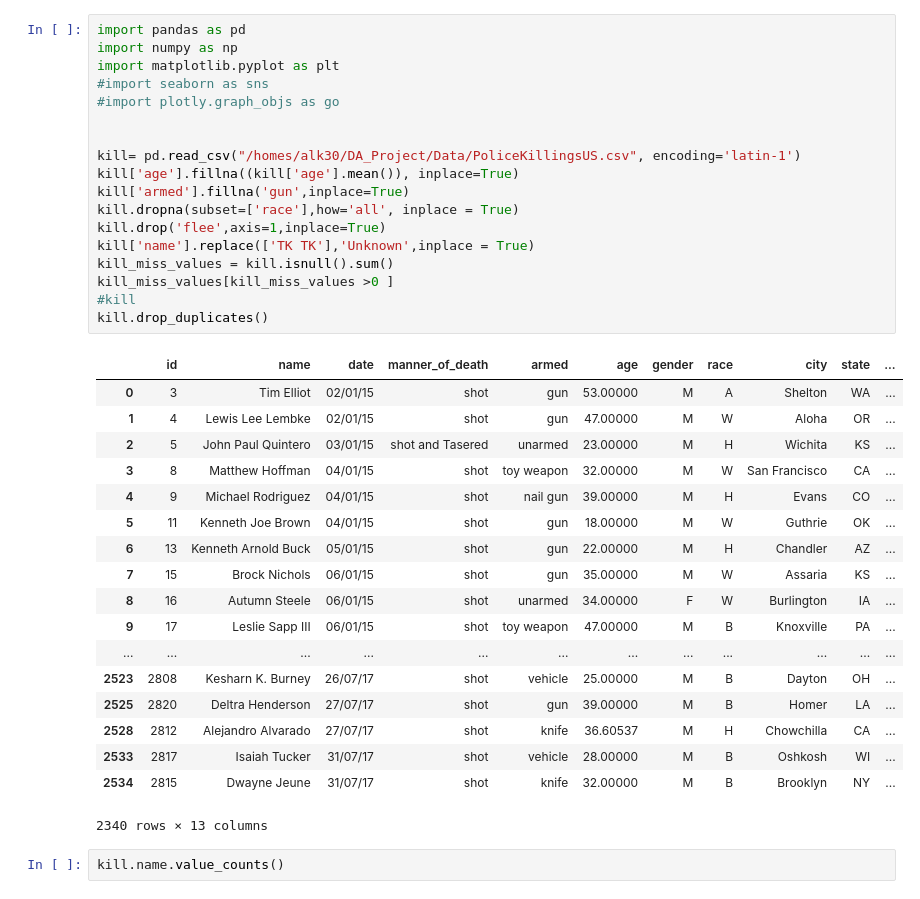
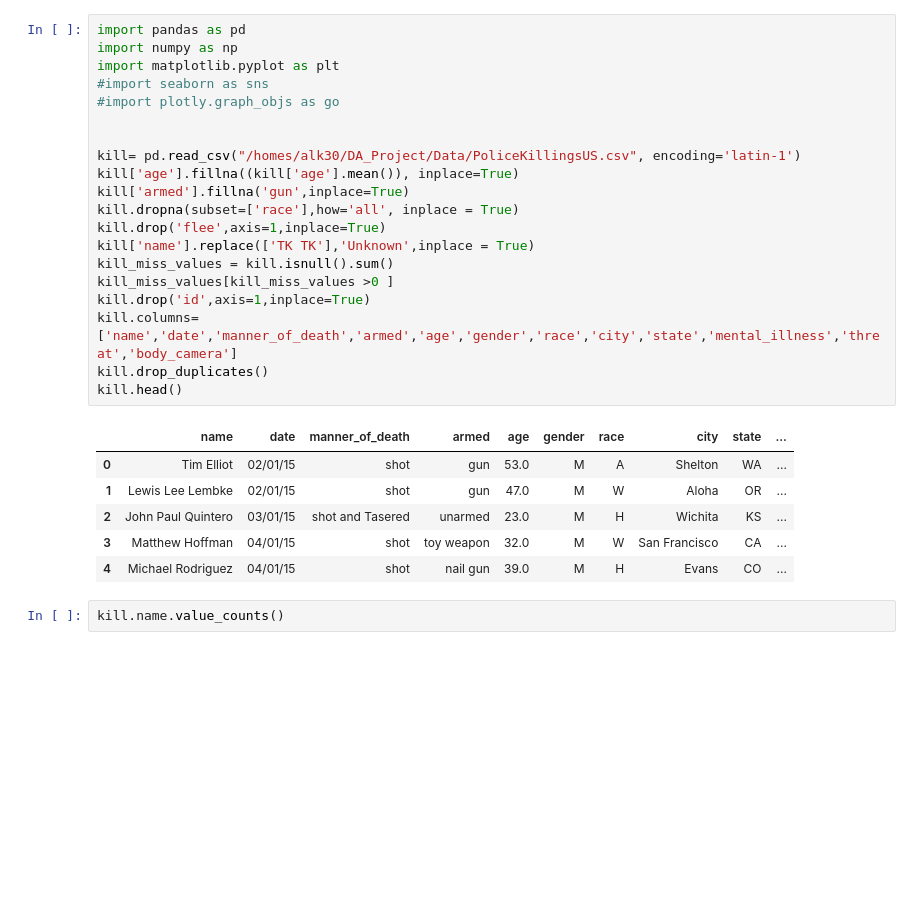
Before and after one commit to AmirhosseinLayegh/DA_Project, a Jupyter notebook: DA_Project_PreProcessing.ipynb, the cells around one changed output. Saved outputs shown, nothing was run; the diff lists cells and outputs as text; blank space fills up the shorter version.

```diff
--- a/DA_Project_PreProcessing.ipynb
+++ b/DA_Project_PreProcessing.ipynb
@@ -1,40 +1,30 @@
 # %%
 import pandas as pd
 import numpy as np
 import matplotlib.pyplot as plt
 #import seaborn as sns
 #import plotly.graph_objs as go
 
 
 kill= pd.read_csv("/homes/alk30/DA_Project/Data/PoliceKillingsUS.csv", encoding='latin-1')
 kill['age'].fillna((kill['age'].mean()), inplace=True)
 kill['armed'].fillna('gun',inplace=True)
 kill.dropna(subset=['race'],how='all', inplace = True)
 kill.drop('flee',axis=1,inplace=True)
 kill['name'].replace(['TK TK'],'Unknown',inplace = True)
 kill_miss_values = kill.isnull().sum()
 kill_miss_values[kill_miss_values >0 ]
-#kill
+kill.drop('id',axis=1,inplace=True)
+kill.columns=['name','date','manner_of_death','armed','age','gender','race','city','state','mental_illness','threat','body_camera']
 kill.drop_duplicates()
+kill.head()
 # %% [output]
-|  | id | name | date | manner_of_death | armed | age | gender | race | city | state | ... |
-| 0 | 3 | Tim Elliot | 02/01/15 | shot | gun | 53.00000 | M | A | Shelton | WA | ... |
-| 1 | 4 | Lewis Lee Lembke | 02/01/15 | shot | gun | 47.00000 | M | W | Aloha | OR | ... |
-| 2 | 5 | John Paul Quintero | 03/01/15 | shot and Tasered | unarmed | 23.00000 | M | H | Wichita | KS | ... |
-| 3 | 8 | Matthew Hoffman | 04/01/15 | shot | toy weapon | 32.00000 | M | W | San Francisco | CA | ... |
-| 4 | 9 | Michael Rodriguez | 04/01/15 | shot | nail gun | 39.00000 | M | H | Evans | CO | ... |
-| 5 | 11 | Kenneth Joe Brown | 04/01/15 | shot | gun | 18.00000 | M | W | Guthrie | OK | ... |
-| 6 | 13 | Kenneth Arnold Buck | 05/01/15 | shot | gun | 22.00000 | M | H | Chandler | AZ | ... |
-| 7 | 15 | Brock Nichols | 06/01/15 | shot | gun | 35.00000 | M | W | Assaria | KS | ... |
-| 8 | 16 | Autumn Steele | 06/01/15 | shot | unarmed | 34.00000 | F | W | Burlington | IA | ... |
-| 9 | 17 | Leslie Sapp III | 06/01/15 | shot | toy weapon | 47.00000 | M | B | Knoxville | PA | ... |
-| ... | ... | ... | ... | ... | ... | ... | ... | ... | ... | ... | ... |
-| 2523 | 2808 | Kesharn K. Burney | 26/07/17 | shot | vehicle | 25.00000 | M | B | Dayton | OH | ... |
-| 2525 | 2820 | Deltra Henderson | 27/07/17 | shot | gun | 39.00000 | M | B | Homer | LA | ... |
-| 2528 | 2812 | Alejandro Alvarado | 27/07/17 | shot | knife | 36.60537 | M | H | Chowchilla | CA | ... |
-| 2533 | 2817 | Isaiah Tucker | 31/07/17 | shot | vehicle | 28.00000 | M | B | Oshkosh | WI | ... |
-| 2534 | 2815 | Dwayne Jeune | 31/07/17 | shot | knife | 32.00000 | M | B | Brooklyn | NY | ... |
+|  | name | date | manner_of_death | armed | age | gender | race | city | state | ... |
+| 0 | Tim Elliot | 02/01/15 | shot | gun | 53.0 | M | A | Shelton | WA | ... |
+| 1 | Lewis Lee Lembke | 02/01/15 | shot | gun | 47.0 | M | W | Aloha | OR | ... |
+| 2 | John Paul Quintero | 03/01/15 | shot and Tasered | unarmed | 23.0 | M | H | Wichita | KS | ... |
+| 3 | Matthew Hoffman | 04/01/15 | shot | toy weapon | 32.0 | M | W | San Francisco | CA | ... |
+| 4 | Michael Rodriguez | 04/01/15 | shot | nail gun | 39.0 | M | H | Evans | CO | ... |
-2340 rows × 13 columns
 # %%
 kill.name.value_counts()
 # %% [output]
```
